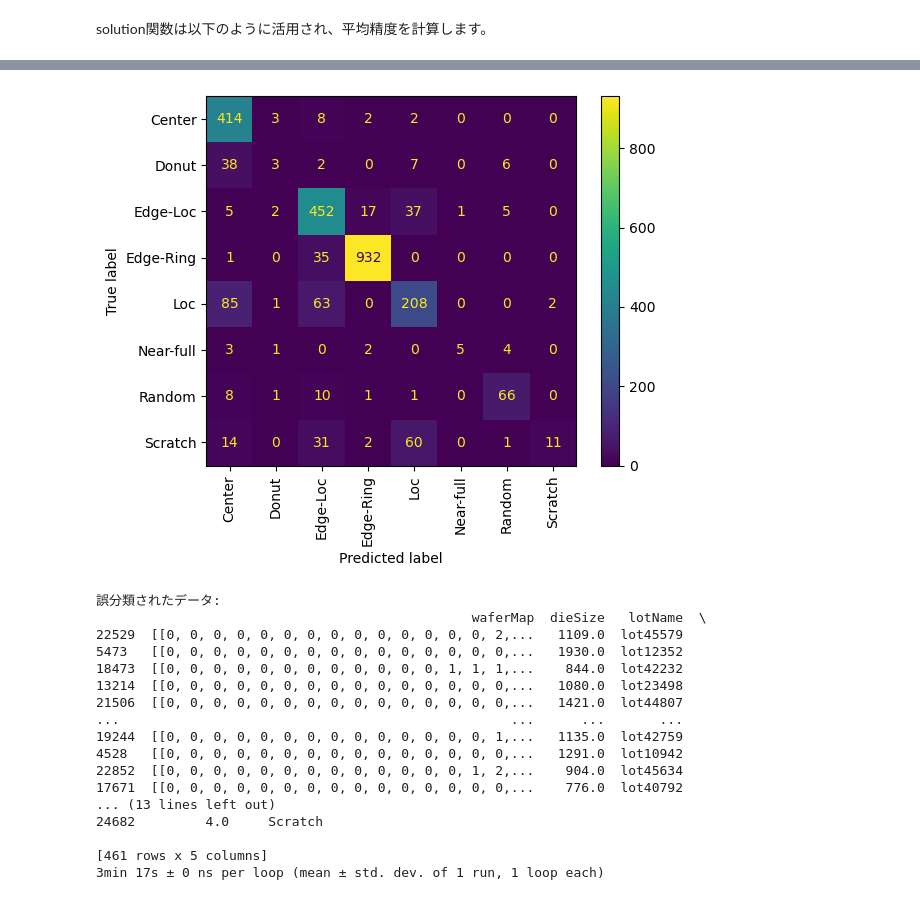
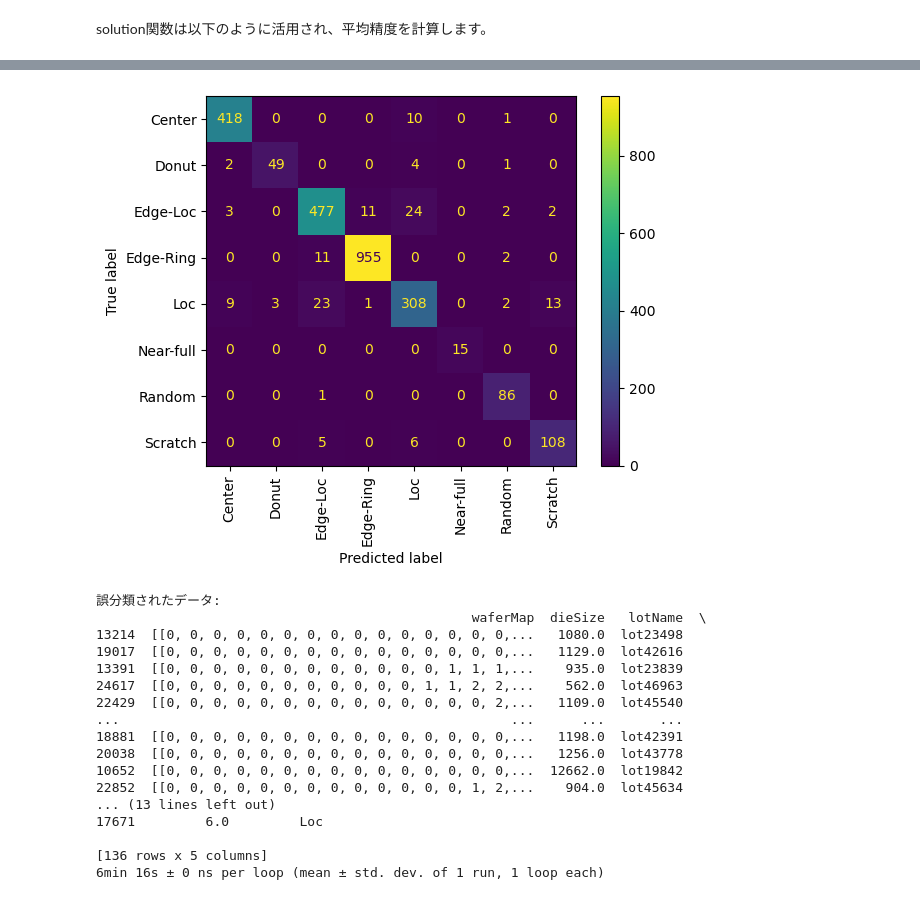
Before and after one commit to bodu0204/particle-detection-quest-2023, a Jupyter notebook: work/02_Submission/02_Submission.ipynb, the cells around one changed output, grey strips where cells are left out. Drawn from its saved outputs; the diff is of its cells as text; code cells hidden in the pictures.

```diff
--- a/work/02_Submission/02_Submission.ipynb
+++ b/work/02_Submission/02_Submission.ipynb
@@ -425,7 +319,7 @@ y_test_df = test_df[['failureType']]
 x_test_df = test_df.drop(columns=['failureType'])
 
 # solution関数を実行
-user_result_df = solution_statistics(x_test_df, train_df)
+user_result_df = solution(x_test_df, train_df)
 
 average_accuracy = 0
 # ユーザーの提出物のフォーマット確認
@@ -483,18 +388,18 @@ Epoch 8/8
-[figure, old version]
+[figure, new version]
-誤分類されたデータ:
-                                                waferMap  dieSize   lotName  \
-22529  [[0, 0, 0, 0, 0, 0, 0, 0, 0, 0, 0, 0, 0, 0, 2,...   1109.0  lot45579
-5473   [[0, 0, 0, 0, 0, 0, 0, 0, 0, 0, 0, 0, 0, 0, 0,...   1930.0  lot12352
-18473  [[0, 0, 0, 0, 0, 0, 0, 0, 0, 0, 0, 0, 1, 1, 1,...    844.0  lot42232
-13214  [[0, 0, 0, 0, 0, 0, 0, 0, 0, 0, 0, 0, 0, 0, 0,...   1080.0  lot23498
-21506  [[0, 0, 0, 0, 0, 0, 0, 0, 0, 0, 0, 0, 0, 0, 0,...   1421.0  lot44807
-...                                                  ...      ...       ...
-19244  [[0, 0, 0, 0, 0, 0, 0, 0, 0, 0, 0, 0, 0, 0, 1,...   1135.0  lot42759
-4528   [[0, 0, 0, 0, 0, 0, 0, 0, 0, 0, 0, 0, 0, 0, 0,...   1291.0  lot10942
-22852  [[0, 0, 0, 0, 0, 0, 0, 0, 0, 0, 0, 0, 0, 1, 2,...    904.0  lot45634
-17671  [[0, 0, 0, 0, 0, 0, 0, 0, 0, 0, 0, 0, 0, 0, 0,...    776.0  lot40792
-... (13 lines left out)
-24682         4.0     Scratch
-
-[461 rows x 5 columns]
-3min 17s ± 0 ns per loop (mean ± std. dev. of 1 run, 1 loop each)
+誤分類されたデータ:
+                                                waferMap  dieSize   lotName  \
+13214  [[0, 0, 0, 0, 0, 0, 0, 0, 0, 0, 0, 0, 0, 0, 0,...   1080.0  lot23498
+19017  [[0, 0, 0, 0, 0, 0, 0, 0, 0, 0, 0, 0, 0, 0, 0,...   1129.0  lot42616
+13391  [[0, 0, 0, 0, 0, 0, 0, 0, 0, 0, 0, 0, 1, 1, 1,...    935.0  lot23839
+24617  [[0, 0, 0, 0, 0, 0, 0, 0, 0, 0, 0, 1, 1, 2, 2,...    562.0  lot46963
+22429  [[0, 0, 0, 0, 0, 0, 0, 0, 0, 0, 0, 0, 0, 0, 2,...   1109.0  lot45540
+...                                                  ...      ...       ...
+18881  [[0, 0, 0, 0, 0, 0, 0, 0, 0, 0, 0, 0, 0, 0, 0,...   1198.0  lot42391
+20038  [[0, 0, 0, 0, 0, 0, 0, 0, 0, 0, 0, 0, 0, 0, 0,...   1256.0  lot43778
+10652  [[0, 0, 0, 0, 0, 0, 0, 0, 0, 0, 0, 0, 0, 0, 0,...  12662.0  lot19842
+22852  [[0, 0, 0, 0, 0, 0, 0, 0, 0, 0, 0, 0, 0, 1, 2,...    904.0  lot45634
+... (13 lines left out)
+17671         6.0         Loc
+
+[136 rows x 5 columns]
+6min 16s ± 0 ns per loop (mean ± std. dev. of 1 run, 1 loop each)
```
Also changed, not shown: parts of 3 cells of this notebook, 1 other file.
